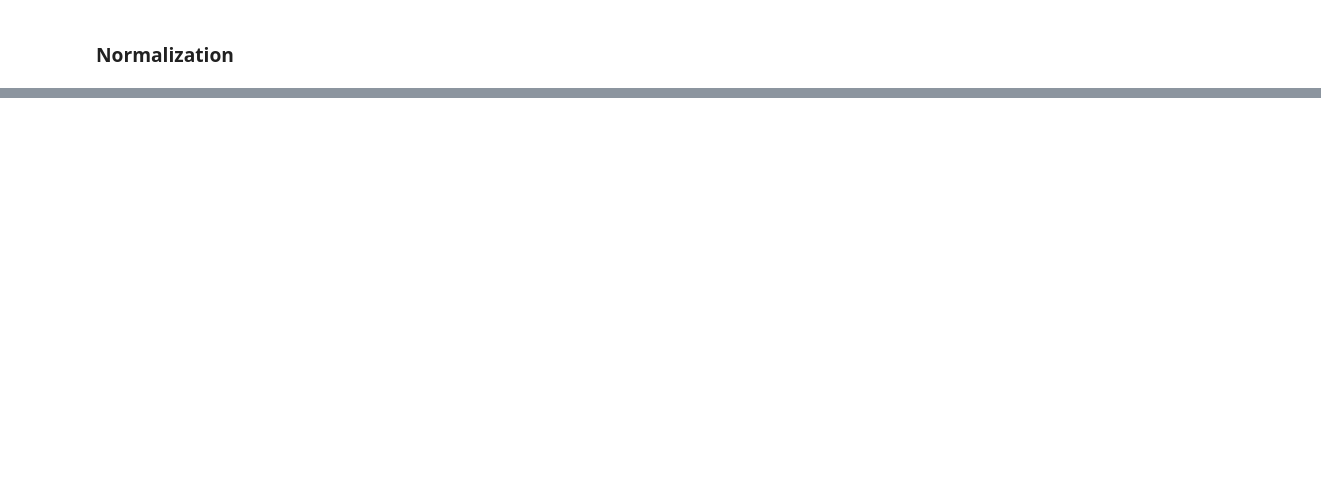
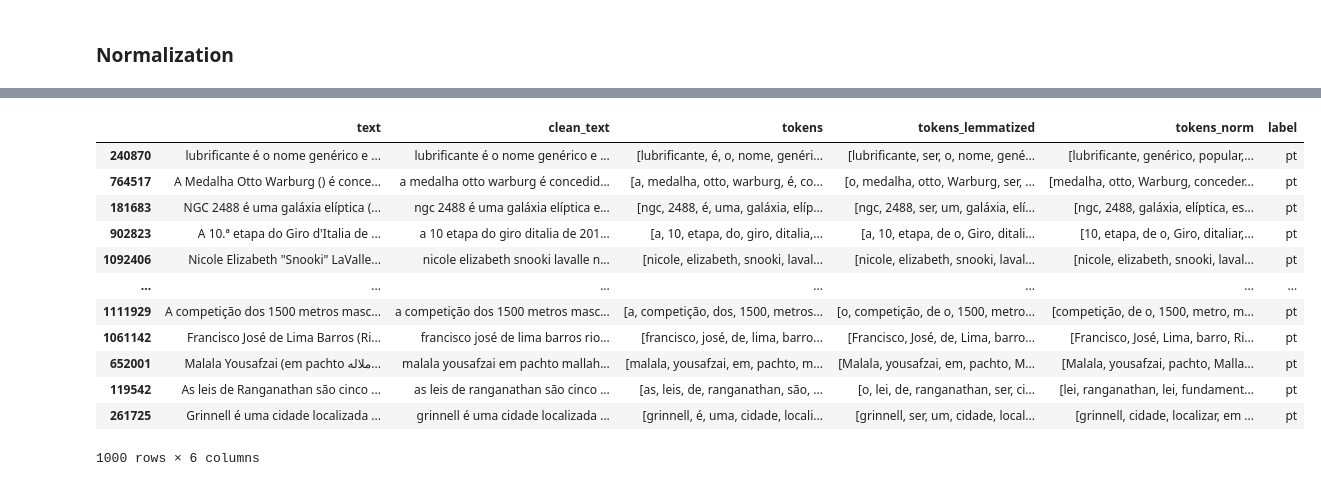
Before and after one commit to rebeccafinzi/94.093-NLP-IE---Language-Identification, a Jupyter notebook: preprocessing/Portuguese.ipynb, the cells around one changed output, grey strips where cells are left out. Drawn from its saved outputs; the diff is of its cells as text; code cells hidden in the pictures; blank space fills up the shorter version.

```diff
--- a/preprocessing/Portuguese.ipynb
+++ b/preprocessing/Portuguese.ipynb
@@ -99,0 +101,6 @@ df_sample_pt.head()
+# %%
+def lemmatize_tokens_spacy(tokens):
+    doc = nlp(' '.join(tokens))
+    return [token.lemma_ for token in doc]
+
+df_sample_pt['tokens_lemmatized'] = df_sample_pt['tokens'].apply(lemmatize_tokens_spacy)
@@ -135,7 +151,7 @@ def normalize_tokens(tokens, lang):
     return normalized_tokens
 
 # Apply Stopword Removal to the Pre-Tokenized Dataset
-df_sample_pt["tokens_norm"] = df_sample_pt["tokens"].apply(lambda x: normalize_tokens(x, lang='pt'))
+df_sample_pt["tokens_norm"] = df_sample_pt["tokens_lemmatized"].apply(lambda x: normalize_tokens(x, lang='pt'))
 
 df_sample_pt.head()
 # %% [output]
@@ -150,6 +163,0 @@ df_sample_pt.head()
-# %%
-def lemmatize_tokens_spacy(tokens):
-    doc = nlp(' '.join(tokens))
-    return [token.lemma_ for token in doc]
-
-df_sample_pt['tokens_lemmatized'] = df_sample_pt['tokens_norm'].apply(lemmatize_tokens_spacy)
@@ -167,18 +166,14 @@ df_sample_pt.head()
 # %%
-import stanza
-from stanza.utils.conll import CoNLL
 import os
 
-def process_and_save_conllu(df, lang):
+def save_lang_dataset(df, lang: str, save_dir: str = "data"):
+    required_cols = ["text", "clean_text", "tokens", "tokens_lemmatized", "tokens_norm"]
 
-    stanza.download(lang)
-    processors = "tokenize,pos,lemma"
-    nlp_stanza = stanza.Pipeline(lang=lang, processors=processors, use_gpu=True)
-    text = "\n".join(" ".join(tokens) for tokens in df["tokens_lemmatized"])
-    doc = nlp_stanza(text)
+    # add language label
+    df_to_save = df[required_cols].copy()
+    df_to_save["label"] = lang
 
-    os.makedirs("data", exist_ok=True)
-    output_path = f"data/output_{lang}.conllu"
-    CoNLL.write_doc2conll(doc, output_path)
-
-process_and_save_conllu(df_sample_pt, lang="pt")
+    os.makedirs(save_dir, exist_ok=True)
+    output_path = os.path.join(save_dir, f"output_{lang}.parquet")
+    df_to_save.to_parquet(output_path, index=False)
+    display(df_to_save)
@@ -202,0 +180,16 @@ process_and_save_conllu(df_sample_pt, lang="pt")
+# %%
+save_lang_dataset(df_sample_pt, lang="pt")
+# %% [output]
+|  | text | clean_text | tokens | tokens_lemmatized | tokens_norm | label |
+| 240870 | lubrificante é o nome genérico e ... | lubrificante é o nome genérico e ... | [lubrificante, é, o, nome, genéri... | [lubrificante, ser, o, nome, gené... | [lubrificante, genérico, popular,... | pt |
+| 764517 | A Medalha Otto Warburg () é conce... | a medalha otto warburg é concedid... | [a, medalha, otto, warburg, é, co... | [o, medalha, otto, Warburg, ser, ... | [medalha, otto, Warburg, conceder... | pt |
+| 181683 | NGC 2488 é uma galáxia elíptica (... | ngc 2488 é uma galáxia elíptica e... | [ngc, 2488, é, uma, galáxia, elíp... | [ngc, 2488, ser, um, galáxia, elí... | [ngc, 2488, galáxia, elíptica, es... | pt |
+| 902823 | A 10.ª etapa do Giro d'Italia de ... | a 10 etapa do giro ditalia de 201... | [a, 10, etapa, do, giro, ditalia,... | [a, 10, etapa, de o, Giro, ditali... | [10, etapa, de o, Giro, ditaliar,... | pt |
+| 1092406 | Nicole Elizabeth "Snooki" LaValle... | nicole elizabeth snooki lavalle n... | [nicole, elizabeth, snooki, laval... | [nicole, elizabeth, snooki, laval... | [nicole, elizabeth, snooki, laval... | pt |
+| ... | ... | ... | ... | ... | ... | ... |
+| 1111929 | A competição dos 1500 metros masc... | a competição dos 1500 metros masc... | [a, competição, dos, 1500, metros... | [o, competição, de o, 1500, metro... | [competição, de o, 1500, metro, m... | pt |
+| 1061142 | Francisco José de Lima Barros (Ri... | francisco josé de lima barros rio... | [francisco, josé, de, lima, barro... | [Francisco, José, de, Lima, barro... | [Francisco, José, Lima, barro, Ri... | pt |
+| 652001 | Malala Yousafzai (em pachto ملاله... | malala yousafzai em pachto mallah... | [malala, yousafzai, em, pachto, m... | [Malala, yousafzai, em, pachto, M... | [Malala, yousafzai, pachto, Malla... | pt |
+| 119542 | As leis de Ranganathan são cinco ... | as leis de ranganathan são cinco ... | [as, leis, de, ranganathan, são, ... | [o, lei, de, ranganathan, ser, ci... | [lei, ranganathan, lei, fundament... | pt |
+| 261725 | Grinnell é uma cidade localizada ... | grinnell é uma cidade localizada ... | [grinnell, é, uma, cidade, locali... | [grinnell, ser, um, cidade, local... | [grinnell, cidade, localizar, em ... | pt |
+1000 rows × 6 columns
```
Also changed, not shown: parts of 10 cells of this notebook, 8 other files.
